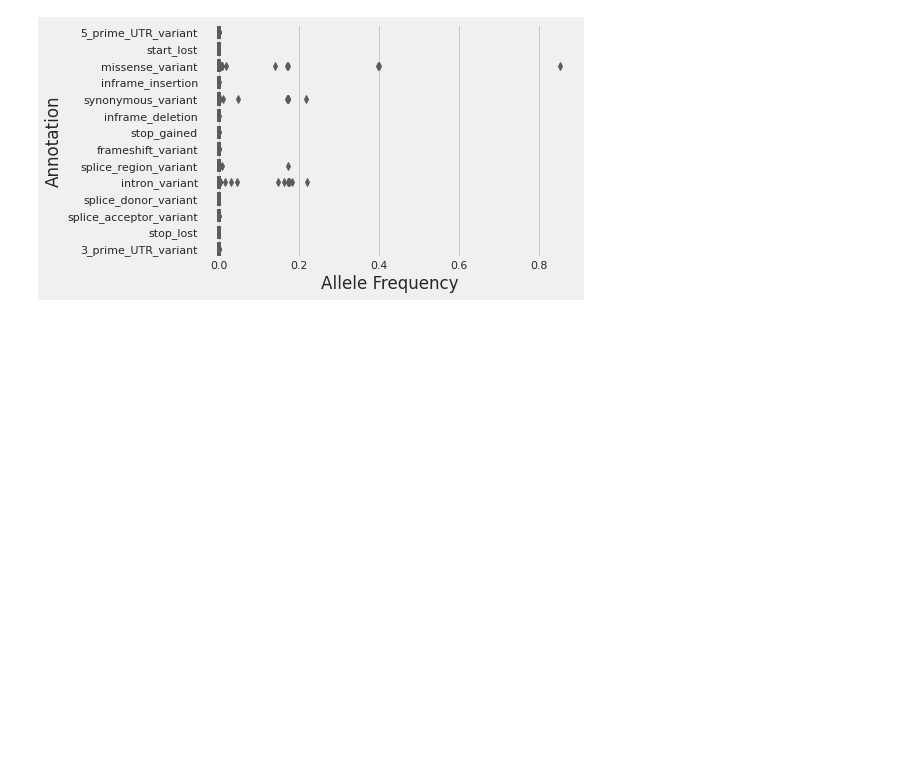
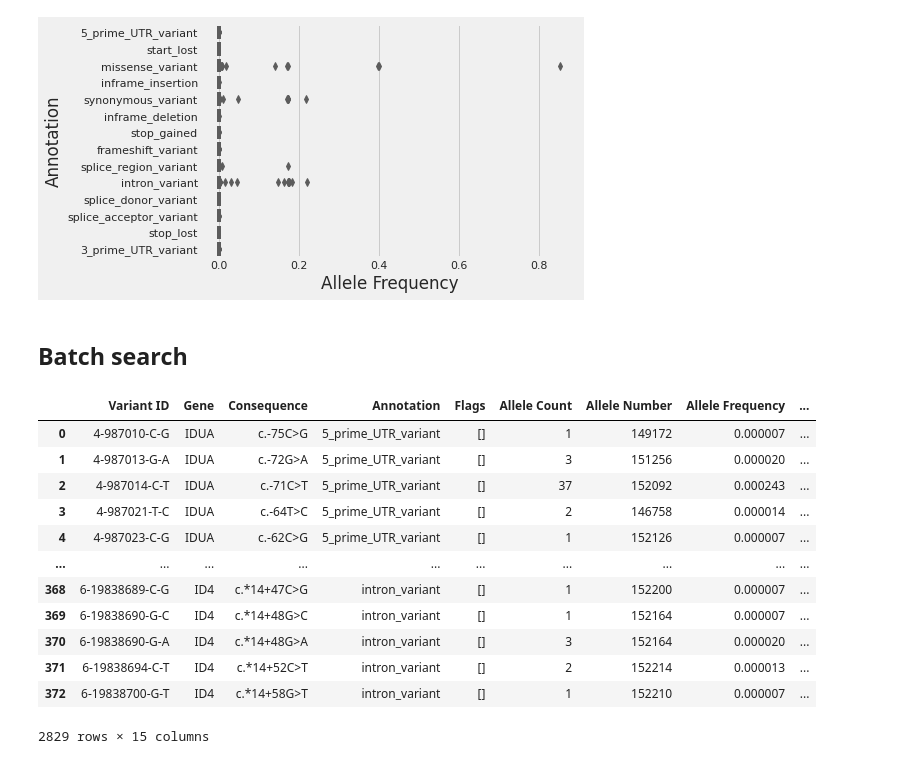
Before and after one commit to bioinfo-hcpa/pynoma, a Jupyter notebook: notebooks/helper class investigations.ipynb, the cells around one changed output. Saved outputs shown, nothing was run; the diff lists cells and outputs as text; code cells hidden in the pictures; blank space fills up the shorter version.

```diff
--- a/notebooks/helper class investigations.ipynb
+++ b/notebooks/helper class investigations.ipynb
@@ -32,3 +32,31 @@ sns.boxplot(data=df, x="Allele Frequency", y="Annotation")
 # %% [output]
 <AxesSubplot:xlabel='Allele Frequency', ylabel='Annotation'>
 [figure]
+# %% [markdown]
+## Batch search
+# %%
+from pynoma import GeneSearch
+import pandas as pd
+
+searches = [GeneSearch(3,"idua"), GeneSearch(3,"ace2"), GeneSearch(3,"mmp11"), GeneSearch(3,"id4")]
+# %%
+datasets=[]
+for s in searches:
+    s_df, _ = s.get_data()
+    datasets.append(s_df)
+# %%
+pd.concat(datasets).fillna(0)
+# %% [output]
+|  | Variant ID | Gene | Consequence | Annotation | Flags | Allele Count | Allele Number | Allele Frequency | ... |
+| 0 | 4-987010-C-G | IDUA | c.-75C>G | 5_prime_UTR_variant | [] | 1 | 149172 | 0.000007 | ... |
+| 1 | 4-987013-G-A | IDUA | c.-72G>A | 5_prime_UTR_variant | [] | 3 | 151256 | 0.000020 | ... |
+| 2 | 4-987014-C-T | IDUA | c.-71C>T | 5_prime_UTR_variant | [] | 37 | 152092 | 0.000243 | ... |
+| 3 | 4-987021-T-C | IDUA | c.-64T>C | 5_prime_UTR_variant | [] | 2 | 146758 | 0.000014 | ... |
+| 4 | 4-987023-C-G | IDUA | c.-62C>G | 5_prime_UTR_variant | [] | 1 | 152126 | 0.000007 | ... |
+| ... | ... | ... | ... | ... | ... | ... | ... | ... | ... |
+| 368 | 6-19838689-C-G | ID4 | c.*14+47C>G | intron_variant | [] | 1 | 152200 | 0.000007 | ... |
+| 369 | 6-19838690-G-C | ID4 | c.*14+48G>C | intron_variant | [] | 1 | 152164 | 0.000007 | ... |
+| 370 | 6-19838690-G-A | ID4 | c.*14+48G>A | intron_variant | [] | 3 | 152164 | 0.000020 | ... |
+| 371 | 6-19838694-C-T | ID4 | c.*14+52C>T | intron_variant | [] | 2 | 152214 | 0.000013 | ... |
+| 372 | 6-19838700-G-T | ID4 | c.*14+58G>T | intron_variant | [] | 1 | 152210 | 0.000007 | ... |
+2829 rows × 15 columns
```
Also changed, not shown: 3 other files.
